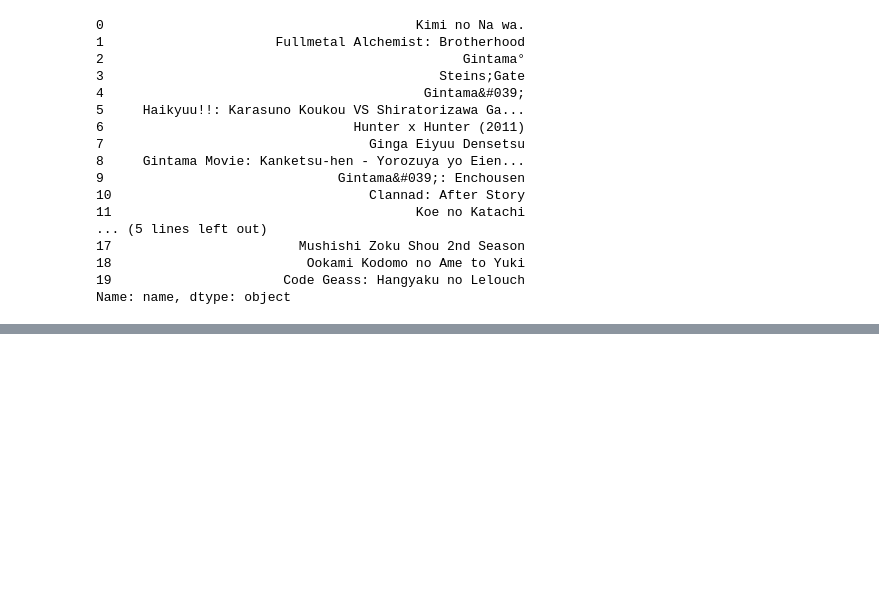
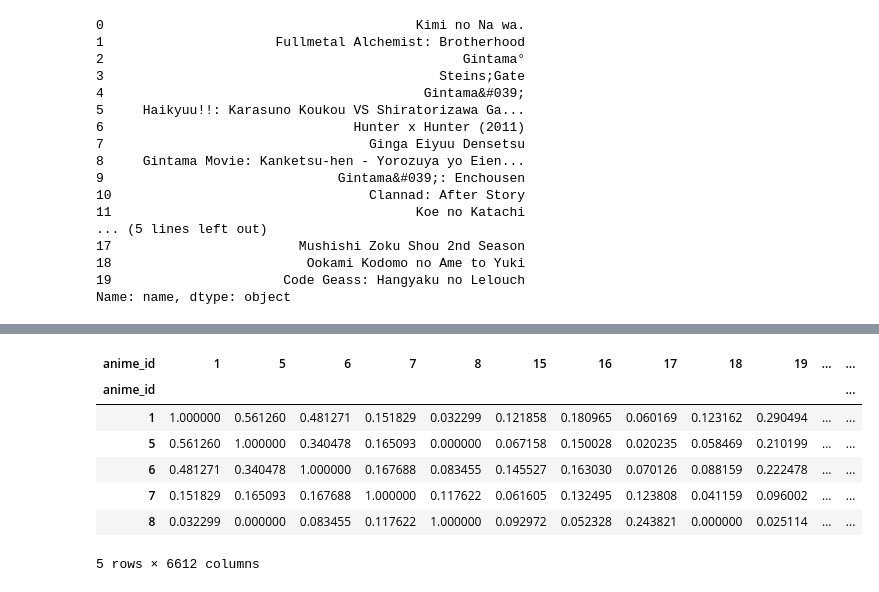
Before and after one commit to vividwhisp/machine-learning-from-scratch, a Jupyter notebook: recommender_system.ipynb, the cells around one changed output, grey strips where cells are left out. Drawn from its saved outputs; the diff is of its cells as text; code cells hidden in the pictures; blank space fills up the shorter version.

```diff
--- a/recommender_system.ipynb
+++ b/recommender_system.ipynb
@@ -344,0 +395,17 @@ Name: name, dtype: object
+# %%
+anime_similarity_df = pd.DataFrame(
+    anime_similarity,
+    index=user_anime_matrix.columns,
+    columns=user_anime_matrix.columns
+)
+
+anime_similarity_df.head()
+# %% [output]
+| anime_id | 1 | 5 | 6 | 7 | 8 | 15 | 16 | 17 | 18 | 19 | ... | ... |
+| anime_id |  |  |  |  |  |  |  |  |  |  |  | ... |
+| 1 | 1.000000 | 0.561260 | 0.481271 | 0.151829 | 0.032299 | 0.121858 | 0.180965 | 0.060169 | 0.123162 | 0.290494 | ... | ... |
+| 5 | 0.561260 | 1.000000 | 0.340478 | 0.165093 | 0.000000 | 0.067158 | 0.150028 | 0.020235 | 0.058469 | 0.210199 | ... | ... |
+| 6 | 0.481271 | 0.340478 | 1.000000 | 0.167688 | 0.083455 | 0.145527 | 0.163030 | 0.070126 | 0.088159 | 0.222478 | ... | ... |
+| 7 | 0.151829 | 0.165093 | 0.167688 | 1.000000 | 0.117622 | 0.061605 | 0.132495 | 0.123808 | 0.041159 | 0.096002 | ... | ... |
+| 8 | 0.032299 | 0.000000 | 0.083455 | 0.117622 | 1.000000 | 0.092972 | 0.052328 | 0.243821 | 0.000000 | 0.025114 | ... | ... |
+5 rows × 6612 columns
```
Also changed, not shown: parts of 7 cells of this notebook.
